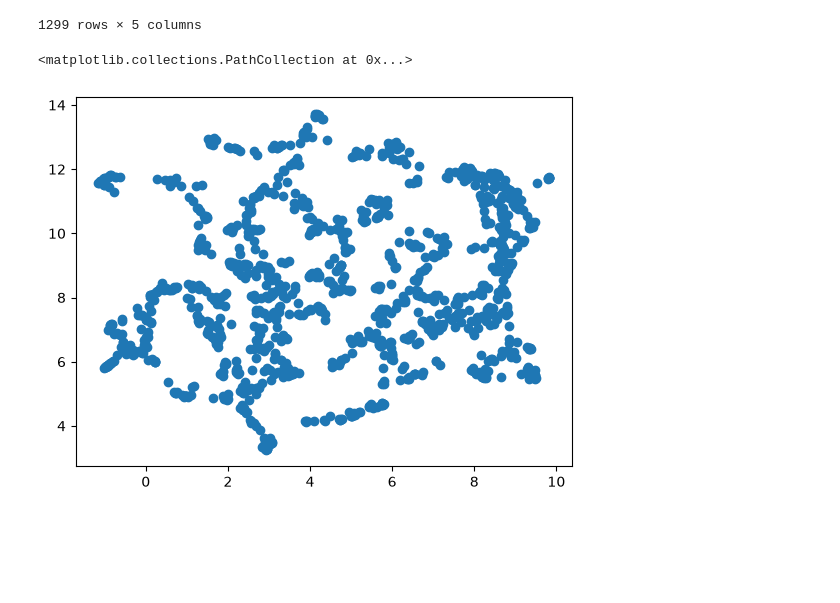
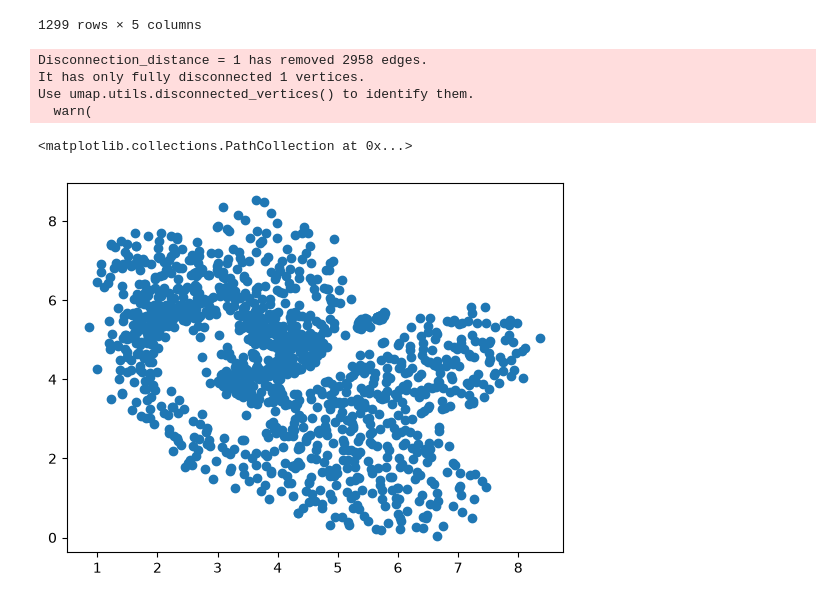
Before and after one commit to richardcox120/BO_winter_school_2026, a Jupyter notebook: case2.ipynb, the cells around one changed output. Cells and saved outputs as stored; diff of their text form; code cells hidden in the pictures; blank space fills up the shorter version.

```diff
--- a/case2.ipynb
+++ b/case2.ipynb
@@ -22,15 +22,19 @@ inputs
 # %%
 from sklearn.decomposition import PCA
 from umap import UMAP
 
 # reducer = PCA(n_components=2)
-reducer = UMAP(n_components=2, random_state=42)
+reducer = UMAP(n_components=2, random_state=42, metric='jaccard')
 
 data = reducer.fit_transform(inputs)
+
+import matplotlib.pyplot as plt
+
+plt.scatter(data[:, 0], data[:, 1], )
+# %% [output]
+Disconnection_distance = 1 has removed 2958 edges.
+It has only fully disconnected 1 vertices.
+Use umap.utils.disconnected_vertices() to identify them.
+  warn(
+<matplotlib.collections.PathCollection at 0x...>
+[figure, added]
-# %%
-import matplotlib.pyplot as plt
-
-plt.scatter(data[:, 0], data[:, 1], cmap='viridis')
-# %% [output]
-<matplotlib.collections.PathCollection at 0x...>
-[figure, removed]
```
Also changed, not shown: parts of 5 cells of this notebook.
